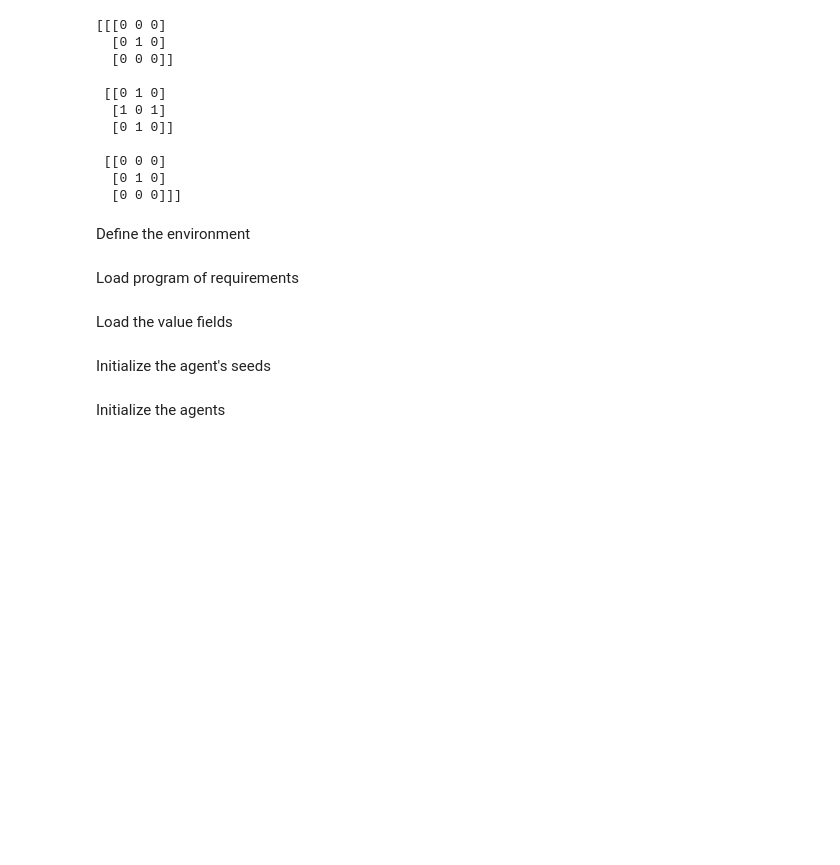
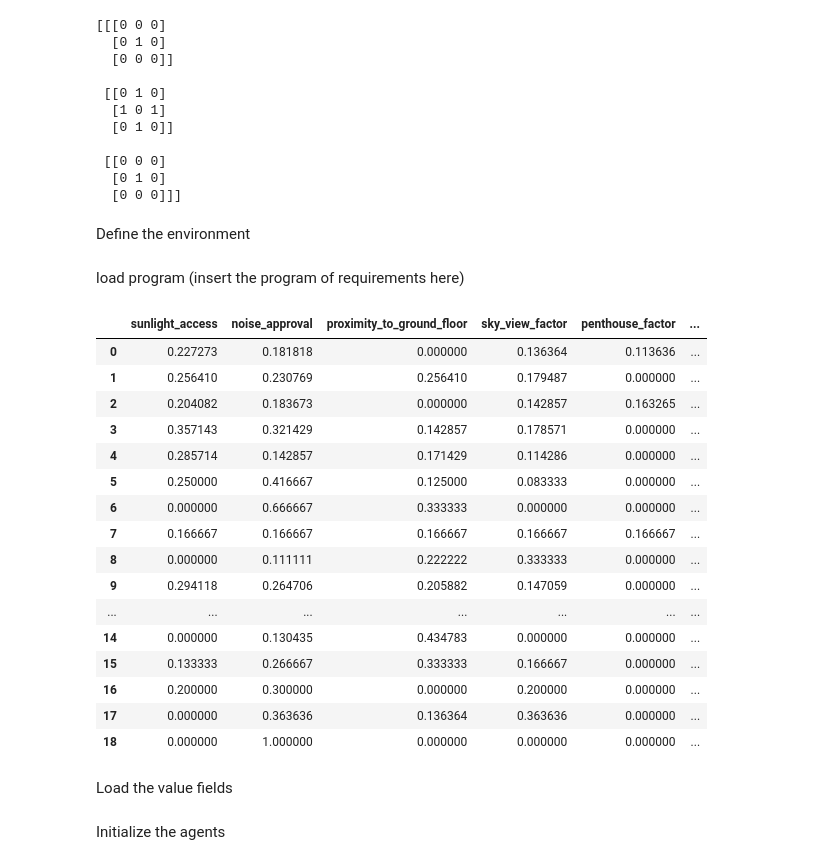
Before and after one commit to Demnity/spatial_computing, a Jupyter notebook: scripts/3_agent_growth.ipynb, the cells around one changed output. Saved outputs shown, nothing was run; the diff lists cells and outputs as text; code cells hidden in the pictures; blank space fills up the shorter version.

```diff
--- a/scripts/3_agent_growth.ipynb
+++ b/scripts/3_agent_growth.ipynb
@@ -41,17 +41,17 @@ lattice_path = os.path.relpath('../data/meshes/useable_lattice.csv')
 avail_lattice = tg.lattice_from_csv(lattice_path)
 init_avail_lattice = tg.to_lattice(np.copy(avail_lattice), avail_lattice)
 # %% [markdown]
-Load program of requirements
+load program (insert the program of requirements here)
 # %%
 #loading the relative relations excell
-relative_rels = pd.read_excel('../data/relationships/relative_relations.xlsx')
-#relative_rels = relative_rels.iloc[:2,:3]
+
+# relative_rels = pd.read_excel('../data/relationships/relative_relations.xlsx', index_col=0)
+# relative_rels_norm = relative_rels.div(relative_rels.sum(axis=1), axis=0)
+# relative_rels_norm = relative_rels_norm.fillna(0)
 
 #loading the relative preferences excell
 relative_prefs = pd.read_excel('../data/relationships/relative_preferences.xlsx')
-functions.normalize_excel(relative_prefs)
-#relative_prefs = relative_prefs.head(2)
-
-# read agent size
-agent_sizes = pd.read_excel('../data/relationships/agent_size.xlsx')
-#agent_sizes = agent_sizes.head(2)
+relative_prefs.iloc[:, 1:] = relative_prefs.iloc[:, 1:].div(relative_prefs.iloc[:, 1:].sum(axis=1), axis=0)
+relative_prefs.iloc[:, 1:] = relative_prefs.iloc[:, 1:].fillna(0)
+relative_prefs_norm = relative_prefs
+# relative_prefs_norm = relative_prefs_norm.head(3)
@@ -61,3 +58,24 @@ program_rels = relative_rels.drop(["Unnamed: 0"], 1)
+# %%
+program_prefs = relative_prefs_norm.drop(["space_name"], 1)
+program_prefs
+# %% [output]
+|  | sunlight_access | noise_approval | proximity_to_ground_floor | sky_view_factor | penthouse_factor | ... |
+| 0 | 0.227273 | 0.181818 | 0.000000 | 0.136364 | 0.113636 | ... |
+| 1 | 0.256410 | 0.230769 | 0.256410 | 0.179487 | 0.000000 | ... |
+| 2 | 0.204082 | 0.183673 | 0.000000 | 0.142857 | 0.163265 | ... |
+| 3 | 0.357143 | 0.321429 | 0.142857 | 0.178571 | 0.000000 | ... |
+| 4 | 0.285714 | 0.142857 | 0.171429 | 0.114286 | 0.000000 | ... |
+| 5 | 0.250000 | 0.416667 | 0.125000 | 0.083333 | 0.000000 | ... |
+| 6 | 0.000000 | 0.666667 | 0.333333 | 0.000000 | 0.000000 | ... |
+| 7 | 0.166667 | 0.166667 | 0.166667 | 0.166667 | 0.166667 | ... |
+| 8 | 0.000000 | 0.111111 | 0.222222 | 0.333333 | 0.000000 | ... |
+| 9 | 0.294118 | 0.264706 | 0.205882 | 0.147059 | 0.000000 | ... |
+| ... | ... | ... | ... | ... | ... | ... |
+| 14 | 0.000000 | 0.130435 | 0.434783 | 0.000000 | 0.000000 | ... |
+| 15 | 0.133333 | 0.266667 | 0.333333 | 0.166667 | 0.000000 | ... |
+| 16 | 0.200000 | 0.300000 | 0.000000 | 0.200000 | 0.000000 | ... |
+| 17 | 0.000000 | 0.363636 | 0.136364 | 0.363636 | 0.000000 | ... |
+| 18 | 0.000000 | 1.000000 | 0.000000 | 0.000000 | 0.000000 | ... |
 # %% [markdown]
 Load the value fields
 # %%
@@ -69,2 +86,0 @@ for f in program_prefs.columns:
-# %% [markdown]
-Initialize the agent's seeds
```
Also changed, not shown: parts of 16 cells of this notebook, 42 other files.
